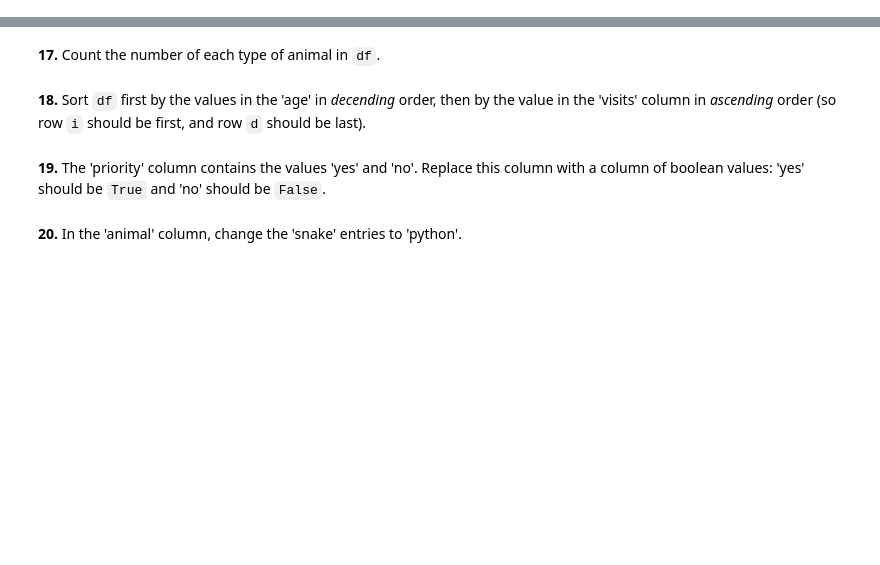
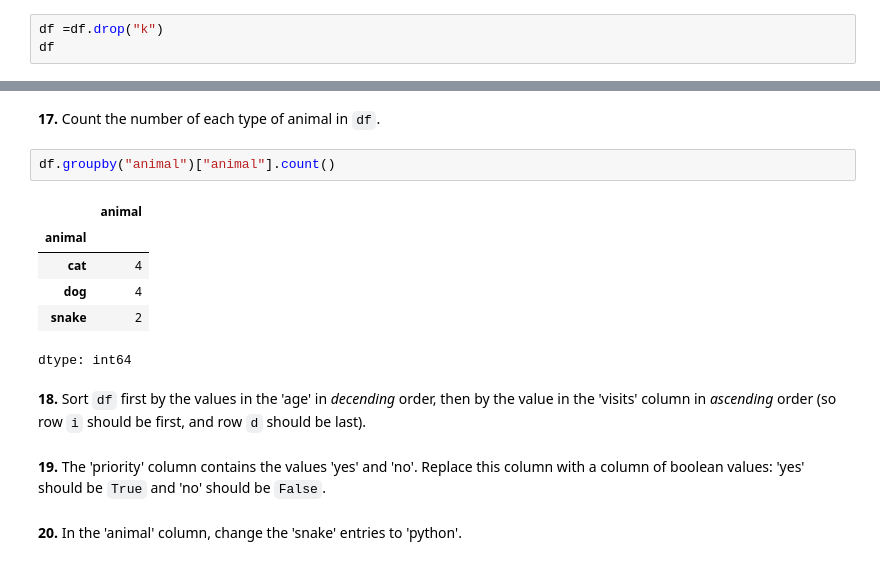
Before and after one commit to yashh-alpha/LocalRepo, a Jupyter notebook: 100-pandas-puzzles.ipynb, the cells around one changed output, grey strips where cells are left out. Drawn from its saved outputs; the diff is of its cells as text; blank space fills up the shorter version.

```diff
--- a/100-pandas-puzzles.ipynb
+++ b/100-pandas-puzzles.ipynb
@@ -219,2 +228,5 @@ np.int64(19)
 # %% [markdown]
 **16.** Append a new row 'k' to `df` with your choice of values for each column. Then delete that row to return the original DataFrame.
+# %%
+df =df.drop("k")
+df
@@ -221,5 +245,14 @@ np.int64(19)
 # %% [markdown]
 **17.** Count the number of each type of animal in `df`.
+# %%
+df.groupby("animal")["animal"].count()
+# %% [output]
+|  | animal |
+| animal |  |
+| cat | 4 |
+| dog | 4 |
+| snake | 2 |
+dtype: int64
 # %% [markdown]
 **18.** Sort `df` first by the values in the 'age' in *decending* order, then by the value in the 'visits' column in *ascending* order (so row `i` should be first, and row `d` should be last).
 # %% [markdown]
```
Also changed, not shown: parts of 2 cells of this notebook.
